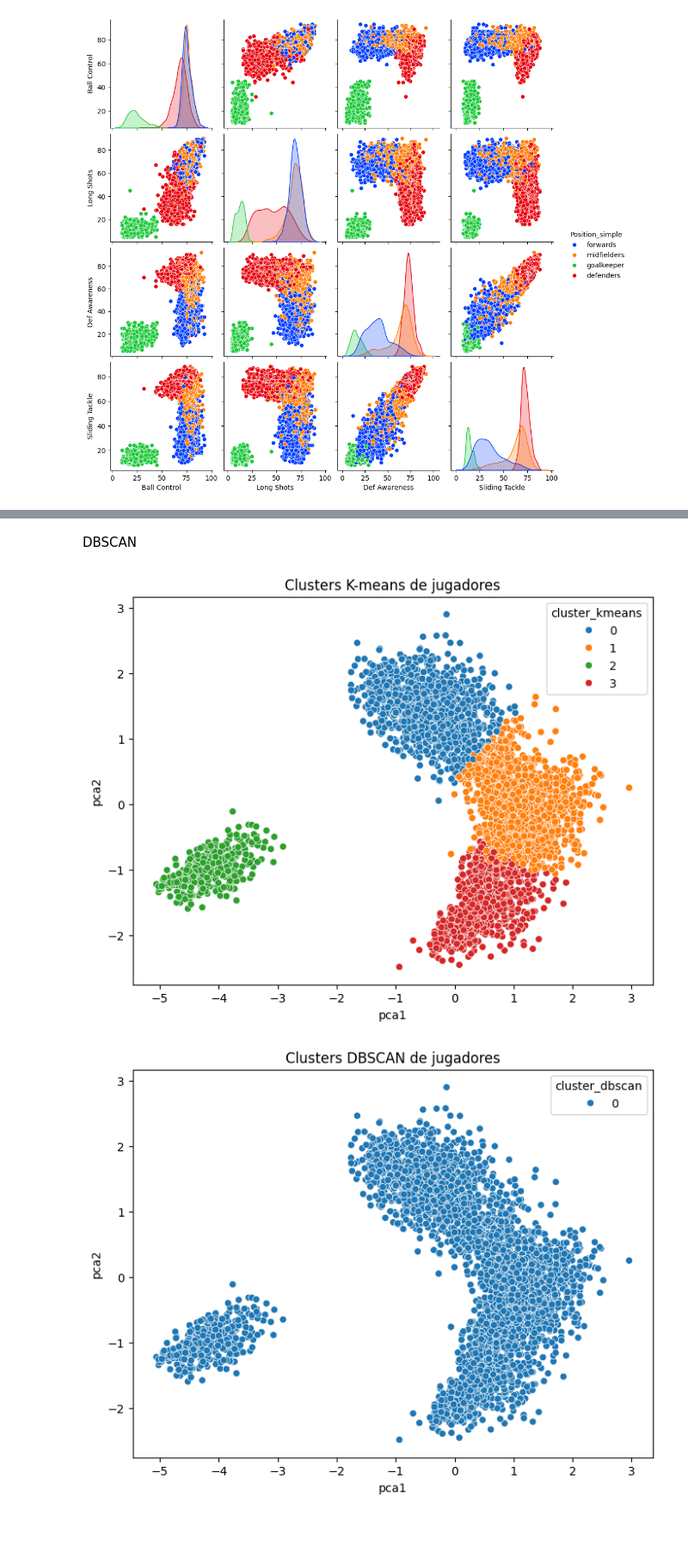
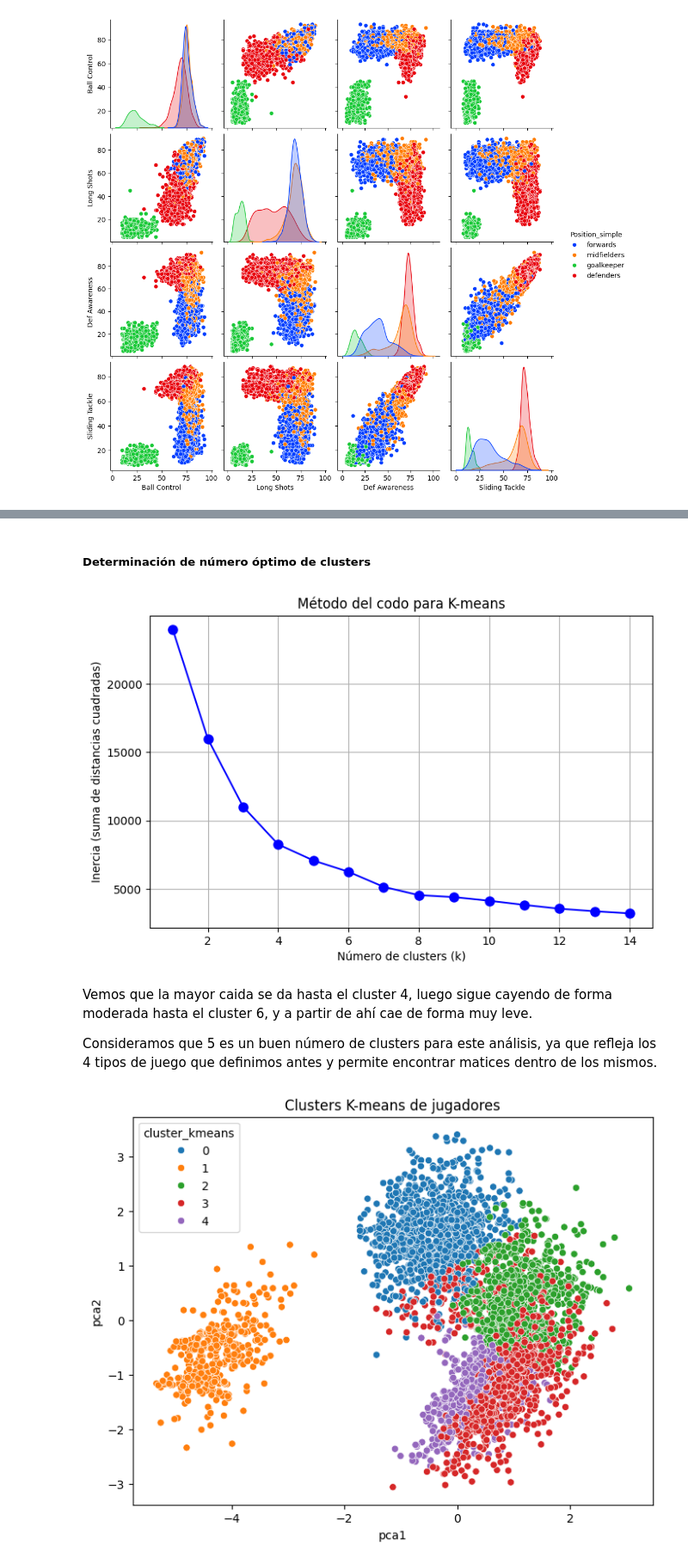
Before and after one commit to L-Ameneiro/AprendizajeNoSupervisado, a Jupyter notebook: practico/entregable.ipynb, the cells around one changed output, grey strips where cells are left out. Shown at 86% size. Cells and saved outputs as stored; diff of their text form; code cells hidden in the pictures; blank space fills up the shorter version.

Commit message:
analisis kmeans y dbscan

```diff
--- a/practico/entregable.ipynb
+++ b/practico/entregable.ipynb
@@ -548,11 +495,33 @@ X_scaled = scaler.fit_transform(X)
+# %% [markdown]
+##### Determinación de número óptimo de clusters
+# %%
+# Método del codo
+inertia1 = []
+K = range(1, 15)  # probamos de 1 a 14 clusters
+for k in K:
+    kmeans = KMeans(n_clusters=k, random_state=42)
+    kmeans.fit(X_scaled)
+    inertia1.append(kmeans.inertia_)
+
+# Graficar
+plt.figure(figsize=(8,5))
+plt.plot(K, inertia1, 'bo-', markersize=8)
+plt.xlabel("Número de clusters (k)")
+plt.ylabel("Inercia (suma de distancias cuadradas)")
+plt.title("Método del codo para K-means")
+plt.grid(True)
+plt.show()
+# %% [output]
+[figure, added]
+# %% [markdown]
+Vemos que la mayor caida se da hasta el cluster 4, luego sigue cayendo de forma moderada hasta el cluster 6, y a partir de ahí cae de forma muy leve.
+
+Consideramos que 5 es un buen número de clusters para este análisis, ya que refleja los 4 tipos de juego que definimos antes y permite encontrar matices dentro de los mismos.
 # %%
-
 # Definir número de clusters (puedes probar distintos valores)
-k = 4
+k = 5
 kmeans = KMeans(n_clusters=k, random_state=42)
 clusters_kmeans = kmeans.fit_predict(X_scaled)
 
 # Guardar resultados
-df_n["cluster_kmeans"] = clusters_kmeans
+df_1["cluster_kmeans"] = clusters_kmeans
-# %% [markdown]
-DBSCAN
@@ -567,27 +528,16 @@ df_n["cluster_dbscan"] = clusters_dbscan
 # %%
-from sklearn.decomposition import PCA
-import matplotlib.pyplot as plt
-import seaborn as sns
-
 # Reducir a 2 dimensiones
 pca = PCA(n_components=2)
 X_pca = pca.fit_transform(X_scaled)
 
-df_n["pca1"] = X_pca[:,0]
-df_n["pca2"] = X_pca[:,1]
+df_1["pca1"] = X_pca[:,0]
+df_1["pca2"] = X_pca[:,1]
 
 # Visualización K-means
 plt.figure(figsize=(8,6))
-sns.scatterplot(data=df_n, x="pca1", y="pca2", hue="cluster_kmeans", palette="tab10")
+sns.scatterplot(data=df_1, x="pca1", y="pca2", hue="cluster_kmeans", palette="tab10")
 plt.title("Clusters K-means de jugadores")
 plt.show()
-
-# Visualización DBSCAN
-plt.figure(figsize=(8,6))
-sns.scatterplot(data=df_n, x="pca1", y="pca2", hue="cluster_dbscan", palette="tab10")
-plt.title("Clusters DBSCAN de jugadores")
-plt.show()
 # %% [output]
-[figure, old version]
+[figure, new version]
-[figure, removed]
 # %% [markdown]
```
Also changed, not shown: parts of 105 cells of this notebook.
